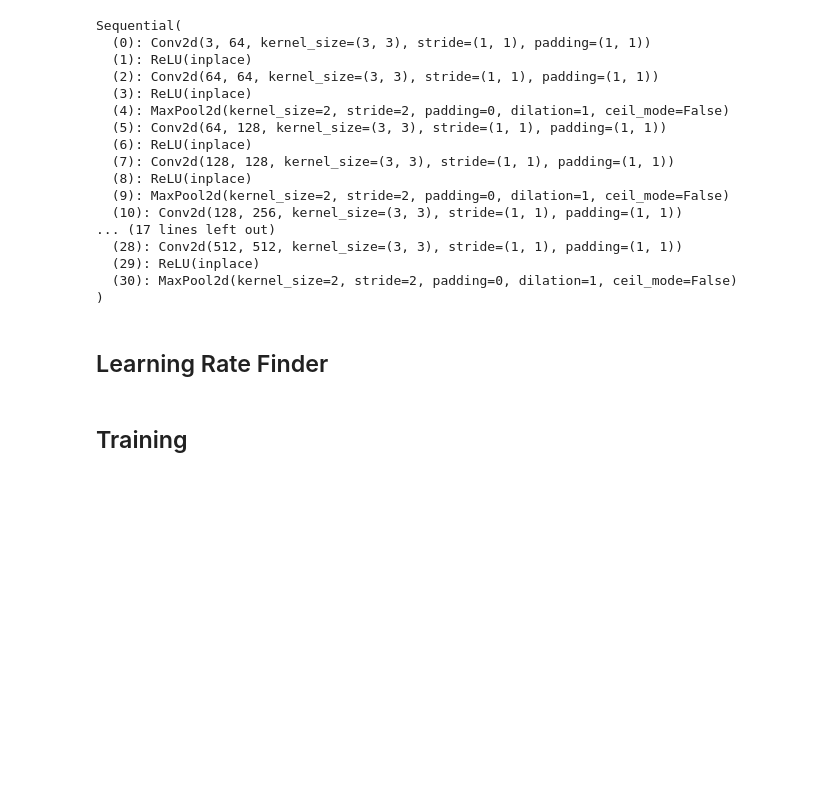
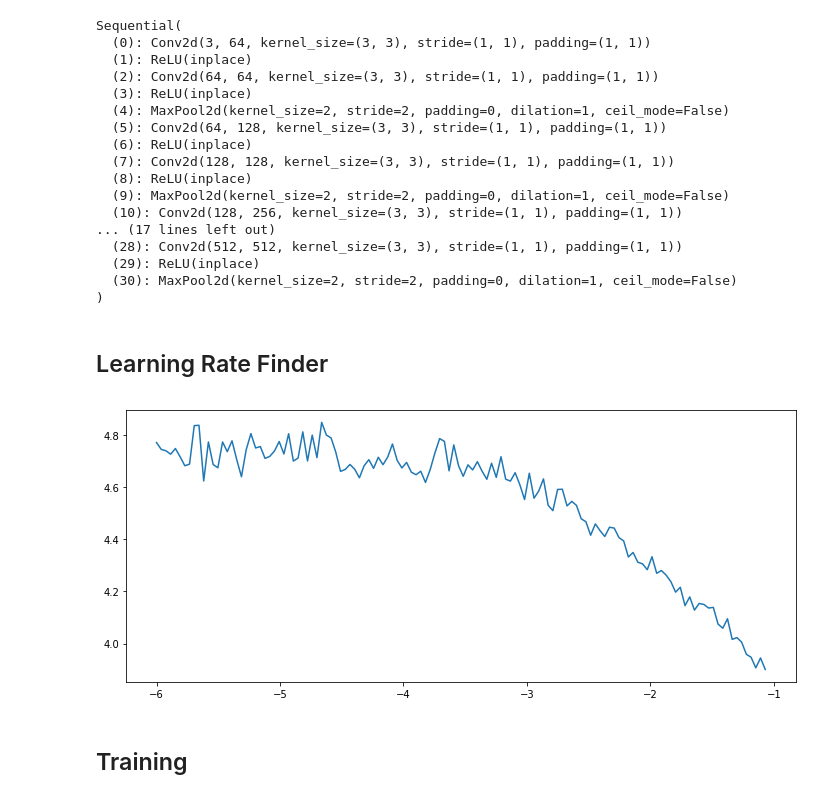
Before and after one commit to xhan0909/SSD_PyTorch_Implementation, a Jupyter notebook: object_detection_SSD.ipynb, the cells around one changed output. Cells and saved outputs as stored; diff of their text form; code cells hidden in the pictures; blank space fills up the shorter version.

```diff
--- a/object_detection_SSD.ipynb
+++ b/object_detection_SSD.ipynb
@@ -612,9 +612,9 @@ class SSDNet(nn.Module):
         locations = []
         X = self.top_model(X)
         # 1
-        X1_o = self.bn1(X)
+        X1 = self.bn1(X)
 #         X1 = nn.Dropout2d(0.5)(X1_o)
-        X1_cls = self.cls1_conv(X1_o)
+        X1_cls = self.cls1_conv(X1)
         X1_reg = self.reg1_conv(X1)
         X1_conf = X1_cls.permute(0, 2, 3, 1).contiguous()
         X1_conf = X1_conf.view(X1_conf.size(0), -1, self.num_classes)
@@ -623,9 +623,9 @@ class SSDNet(nn.Module):
         confidences.append(X1_conf)
         locations.append(X1_location)
         # 2
-        X2_o = self.extra2(X1_o)
+        X2 = self.extra2(X1)
 #         X2 = nn.Dropout2d(0.5)(X2_o)
-        X2_cls = self.cls2_conv(X2_o)
+        X2_cls = self.cls2_conv(X2)
         X2_reg = self.reg2_conv(X2)
         X2_conf = X2_cls.permute(0, 2, 3, 1).contiguous()
         X2_conf = X2_conf.view(X2_conf.size(0), -1, self.num_classes)
@@ -634,9 +634,9 @@ class SSDNet(nn.Module):
         confidences.append(X2_conf)
         locations.append(X2_location)
         # 3
-        X3_o = self.extra3(X2_o)
+        X3 = self.extra3(X2)
 #         X3 = nn.Dropout2d(0.5)(X3_o)
-        X3_cls = self.cls3_conv(X3_o)
+        X3_cls = self.cls3_conv(X3)
         X3_reg = self.reg3_conv(X3)
         X3_conf = X3_cls.permute(0, 2, 3, 1).contiguous()
         X3_conf = X3_conf.view(X1_conf.size(0), -1, self.num_classes)
@@ -645,9 +645,9 @@ class SSDNet(nn.Module):
         confidences.append(X3_conf)
         locations.append(X3_location)
         # 4
-        X4_o = self.extra4(X3_o)
+        X4 = self.extra4(X3)
 #         X4 = nn.Dropout2d(0.5)(X4_o)
-        X4_cls = self.cls4_conv(X4_o)
+        X4_cls = self.cls4_conv(X4)
         X4_reg = self.reg4_conv(X4)
         X4_conf = X4_cls.permute(0, 2, 3, 1).contiguous()
         X4_conf = X4_conf.view(X4_conf.size(0), -1, self.num_classes)
@@ -656,9 +656,9 @@ class SSDNet(nn.Module):
         confidences.append(X4_conf)
         locations.append(X4_location)
         # 5
-        X5_o = self.extra5(X4_o)
+        X5 = self.extra5(X4)
 #         X5 = nn.Dropout2d(0.5)(X5_o)
-        X5_cls = self.cls5_conv(X5_o)
+        X5_cls = self.cls5_conv(X5)
         X5_reg = self.reg5_conv(X5)
         X5_conf = X5_cls.permute(0, 2, 3, 1).contiguous()
         X5_conf = X5_conf.view(X5_conf.size(0), -1, self.num_classes)
@@ -667,9 +667,9 @@ class SSDNet(nn.Module):
         confidences.append(X5_conf)
         locations.append(X5_location)
         # 6
-        X6_o = self.extra6(X5_o)
+        X6 = self.extra6(X5)
 #         X6 = nn.Dropout2d(0.5)(X6_o)
-        X6_cls = self.cls6_conv(X6_o)
+        X6_cls = self.cls6_conv(X6)
         X6_reg = self.reg6_conv(X6)
         X6_conf = X6_cls.permute(0, 2, 3, 1).contiguous()
         X6_conf = X6_conf.view(X6_conf.size(0), -1, self.num_classes)
@@ -840,8 +846,10 @@ model = SSDNet().cuda()
 lrs, losses = LR_range_finder_multibox(model, train_dl, priors, lr_low=1e-6, lr_high=1, epochs=2)
 # %%
 plt.figure(figsize=(12, 5))
-plt.plot([np.log10(l) for l in lrs], losses)
+plt.plot([np.log10(l) for l in lrs][:130], losses[:130])
 plt.show()
+# %% [output]
+[figure, added]
 # %% [markdown]
 ## Training
 # %%
```
Also changed, not shown: parts of 21 cells of this notebook, 2 other files.
